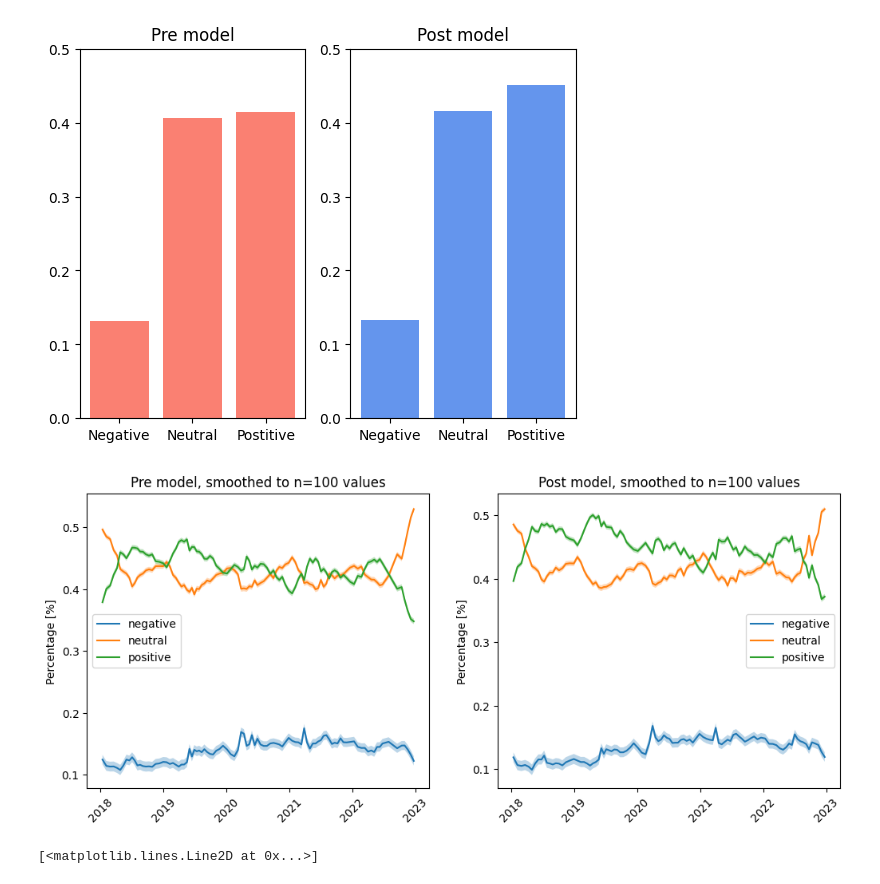
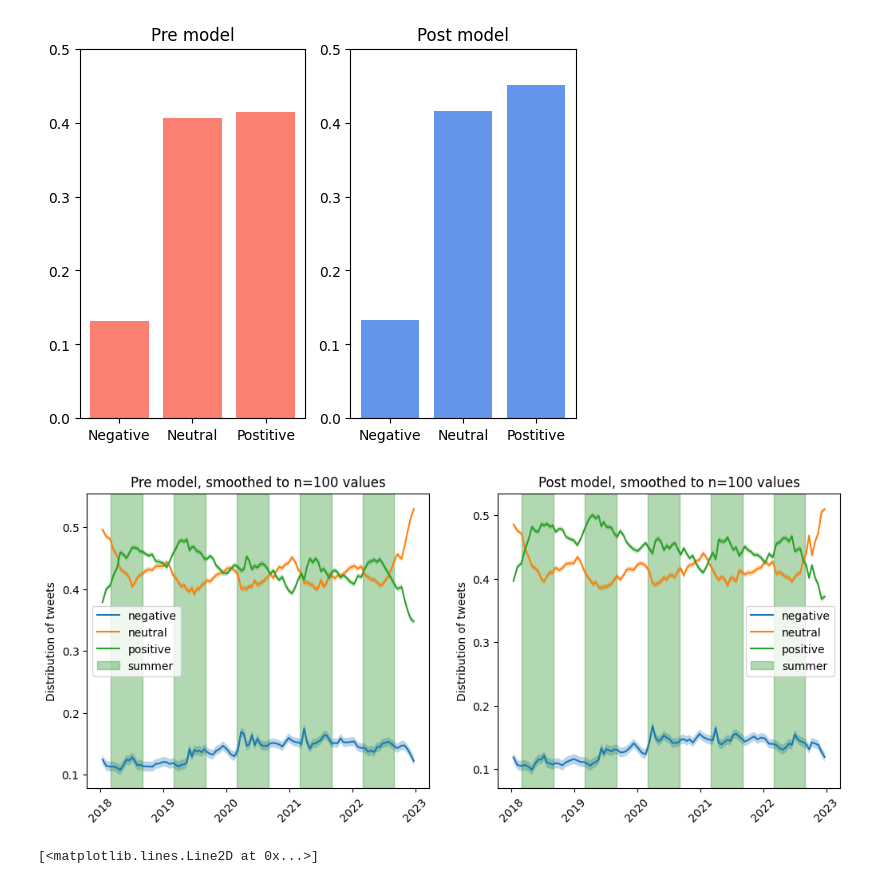
Before and after one commit to Magdk01/Twitter-Emotion-Covid-Project, a Jupyter notebook: sentiment_evaluation/eval_time_lm/basic_evaluation.ipynb, the cells around one changed output. Drawn from its saved outputs; the diff is of its cells as text; code cells hidden in the pictures.

Commit message:
added seasons to plots and axis titles

```diff
--- a/sentiment_evaluation/eval_time_lm/basic_evaluation.ipynb
+++ b/sentiment_evaluation/eval_time_lm/basic_evaluation.ipynb
@@ -54,6 +54,11 @@ smooth_post = pd.DataFrame(smooth(post_data, smoothness))
 smooth_pre = pd.DataFrame(smooth(pre_data, smoothness))
 # %%
 alpha = .3
+
+for i in range(5):
+    span = pd.to_datetime(f"{i+2018}-09-01")
+    width = pd.to_datetime(f"{i+2018}-03-01")
+    plt.axvspan(span, width, facecolor='0.2', alpha=0.3, color="green", label="summer")
 
 plt.plot(smooth_post['date'], smooth_post['sentiment'], label='Post model', color='CornflowerBlue')
 plt.fill_between(smooth_post['date'], (smooth_post['sentiment']-smooth_post['ci']), (smooth_post['sentiment']+smooth_post['ci']), color='CornflowerBlue', alpha=alpha)
@@ -61,9 +66,15 @@ plt.fill_between(smooth_post['date'], (smooth_post['sentiment']-smooth_post['ci'
 plt.plot(smooth_pre['date'], smooth_pre['sentiment'], label="Pre model", color="salmon")
 plt.fill_between(smooth_pre['date'], (smooth_pre['sentiment']-smooth_pre['ci']), (smooth_pre['sentiment']+smooth_pre['ci']), color='salmon', alpha=alpha)
 
+plt.hlines(y = 0.33, xmin = pd.to_datetime("2018-01-01"), xmax = pd.to_datetime("2023-01-01"), colors='gray', linestyles='dashed', label = "Positive/Neutral shift")
+
 plt.ylabel("Mean sentiment")
 plt.xticks(rotation=30, ha='right')
 plt.title(f"Sentiment of data smoothed to n={smoothness} values.")
-plt.legend()
+
+handles, labels = plt.gca().get_legend_handles_labels()
+by_label = dict(zip(labels, handles))
+plt.legend(by_label.values(), by_label.keys())
+
 plt.show()
 # %% [output]
@@ -130,26 +141,35 @@ smooth_count_pre = pd.DataFrame(smooth_count(pre_data, smoothness))
 # %%
 def create_mulitplot(data, model_labesl= ["Pre model", "Post model"], alpha=.3):
     fig, axs = plt.subplots(1,len(data))
     cats = ['negative', 'neutral', 'positive']
 
     for i, df in enumerate(data):
         for val in cats:
             ci = df[f"ci_{val}"]
             axs[i].plot(df['date'], df[val], label = val)
             axs[i].fill_between(df['date'], (df[val]-ci), (df[val]+ci), alpha=alpha)
 
         axs[i].set_title(f"{model_labesl[i]}, smoothed to n={smoothness} values")
-        axs[i].set_ylabel("Percentage [%]")
+        axs[i].set_ylabel("Distribution of tweets")
+
+        for j in range(5):
+            span = pd.to_datetime(f"{j+2018}-09-01")
+            width = pd.to_datetime(f"{j+2018}-03-01")
+            if not j:
+                axs[i].axvspan(span, width, facecolor='0.2', alpha=0.3, color="green", label="summer")
+            else:
+                axs[i].axvspan(span, width, facecolor='0.2', alpha=0.3, color="green")
+
         axs[i].legend()
 
     plt.setp(axs[0].xaxis.get_majorticklabels(), rotation=45)
     plt.setp(axs[1].xaxis.get_majorticklabels(), rotation=45)
     plt.subplots_adjust(right=1.6)
     plt.show()
 
 create_mulitplot([smooth_count_pre, smooth_count_post])
 # %% [output]
-[figure, old version]
+[figure, new version]
 # %%
 plt.plot(post_data['date'], post_data['sentiment'], '.')
 # %% [output]
```
Also changed, not shown: parts of 3 cells of this notebook.
